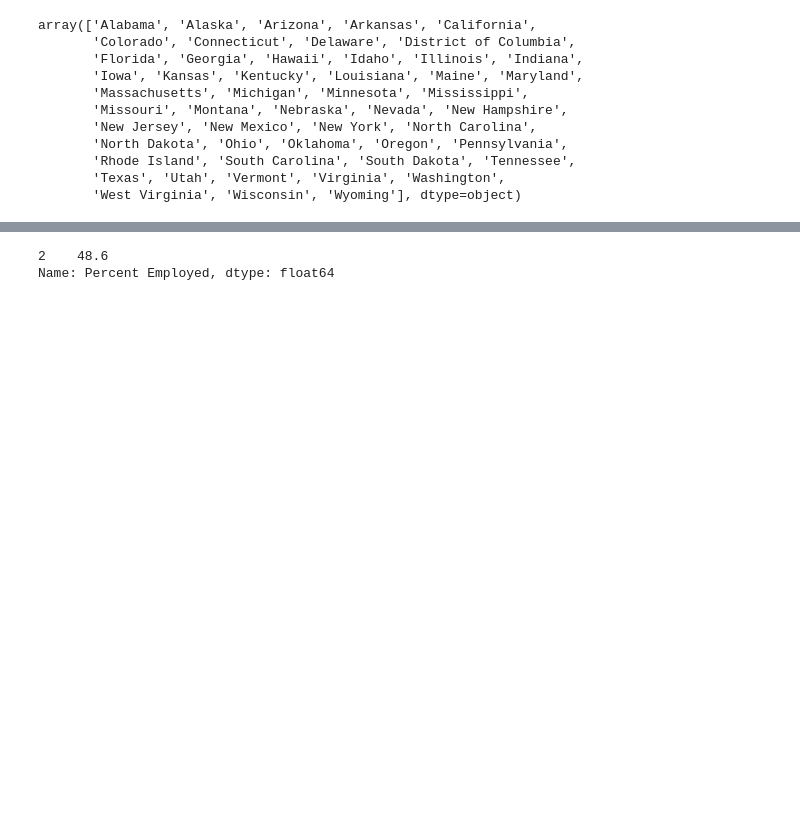
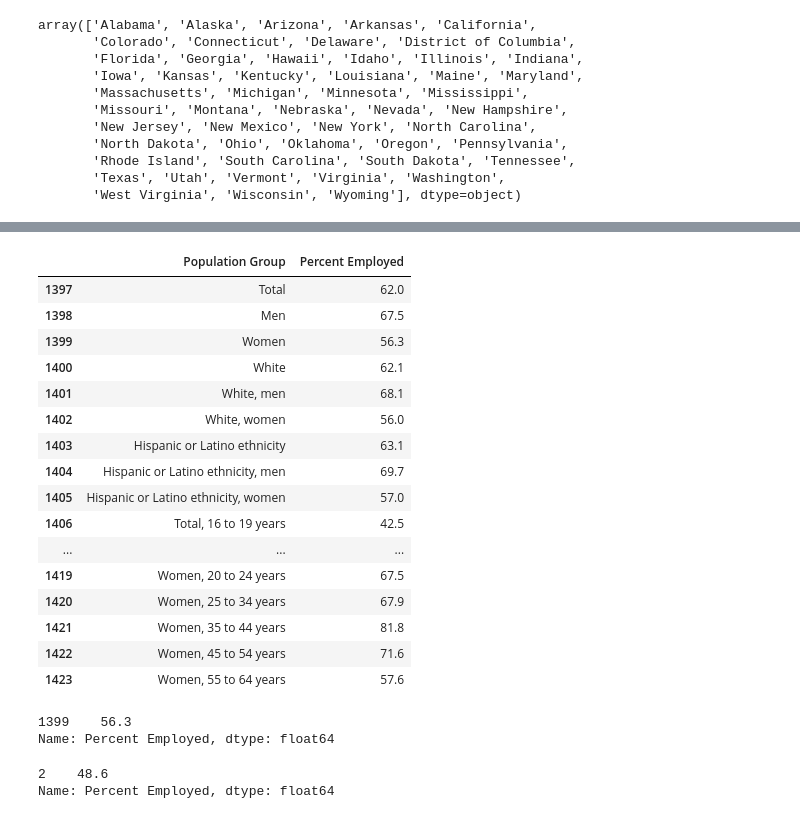
Before and after one commit to kathleeng77/Open-Source-Project-1, a Jupyter notebook: analysis/women-in-workforce-by-state.ipynb, the cells around one changed output, grey strips where cells are left out. Cells and saved outputs as stored; diff of their text form; code cells hidden in the pictures; blank space fills up the shorter version.

```diff
--- a/analysis/women-in-workforce-by-state.ipynb
+++ b/analysis/women-in-workforce-by-state.ipynb
@@ -54,3 +80,45 @@ stategroups.mean().head()
+# %%
+women_employ = []
+for state in unique_states:
+    pop = state_df.loc[state_df['State'] == state, 'Population group']
+    employed = state_df.loc[state_df['State'] == state, 'Percent of population Employed']
+    df = pd.DataFrame({"Population Group": pop,
+                    "Percent Employed": employed})
+    women = df.loc[df["Population Group"] == "Women", "Percent Employed"]
+    women_employ.append(women)
+# %%
+df
+# %% [output]
+|  | Population Group | Percent Employed |
+| 1397 | Total | 62.0 |
+| 1398 | Men | 67.5 |
+| 1399 | Women | 56.3 |
+| 1400 | White | 62.1 |
+| 1401 | White, men | 68.1 |
+| 1402 | White, women | 56.0 |
+| 1403 | Hispanic or Latino ethnicity | 63.1 |
+| 1404 | Hispanic or Latino ethnicity, men | 69.7 |
+| 1405 | Hispanic or Latino ethnicity, women | 57.0 |
+| 1406 | Total, 16 to 19 years | 42.5 |
+| ... | ... | ... |
+| 1419 | Women, 20 to 24 years | 67.5 |
+| 1420 | Women, 25 to 34 years | 67.9 |
+| 1421 | Women, 35 to 44 years | 81.8 |
+| 1422 | Women, 45 to 54 years | 71.6 |
+| 1423 | Women, 55 to 64 years | 57.6 |
+# %%
+WY_pop = state_df.loc[state_df['State'] == 'Wyoming', 'Population group']
+WY_employed = state_df.loc[state_df['State'] == 'Wyoming', 'Percent of population Employed']
+WY_unemployed = state_df.loc[state_df['State'] == 'Wyoming', 'Rate Unemployed']
+
+WY_df = pd.DataFrame({"Population Group": WY_pop,
+                    "Percent Employed": WY_employed,
+                    "Rate Unemployed": WY_unemployed})
+WY_women = WY_df.loc[WY_df["Population Group"] == "Women", "Percent Employed"]
+WY_women
+# %% [output]
+1399    56.3
+Name: Percent Employed, dtype: float64
 # %%
 AL_pop = state_df.loc[state_df['State'] == 'Alabama', 'Population group']
 AL_employed = state_df.loc[state_df['State'] == 'Alabama', 'Percent of population Employed']
```
Also changed, not shown: parts of 4 cells of this notebook, 1 other file.
